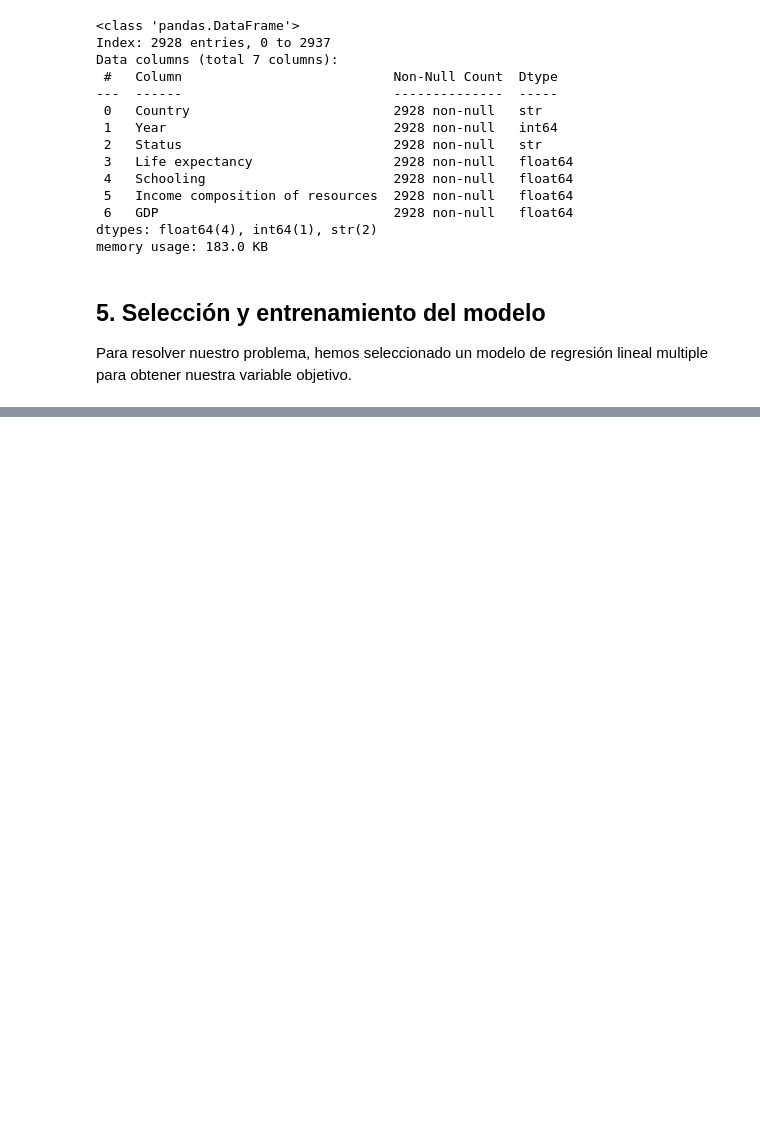
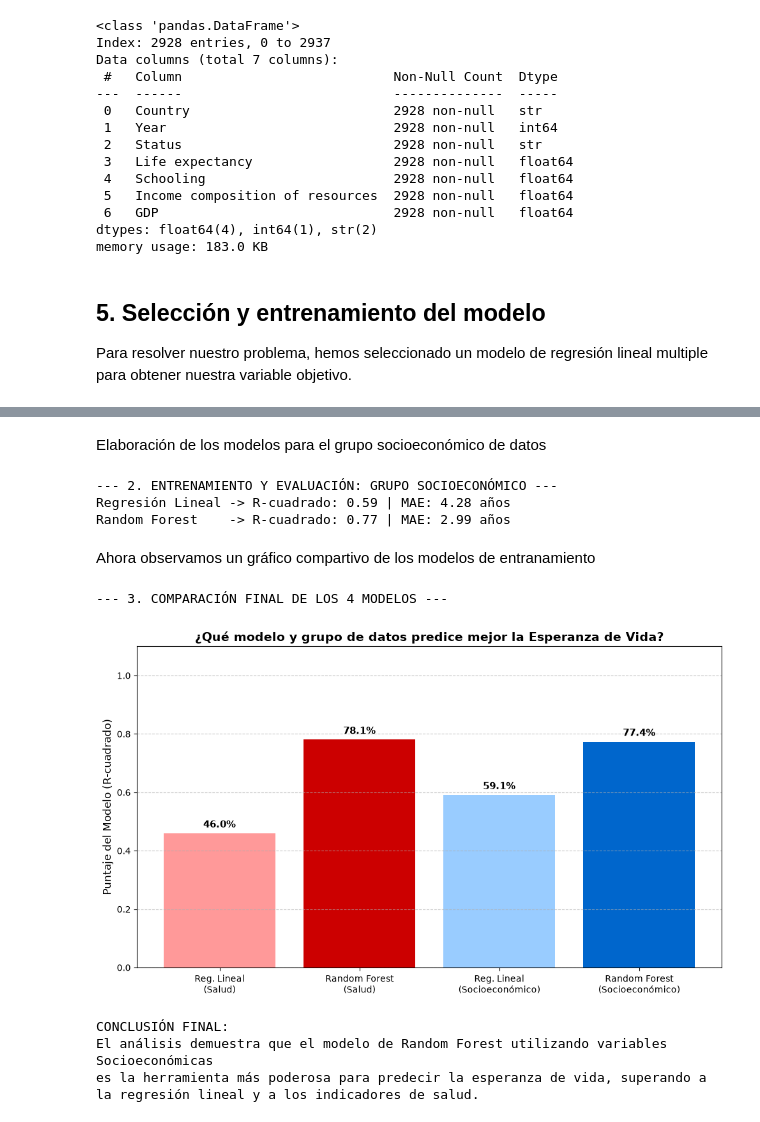
Before and after one commit to cburbano-usgp/grupo3_proyecto_aprendizaje_autom, a Jupyter notebook: Grupo3_proyecto.ipynb, the cells around one changed output, grey strips where cells are left out. Drawn from its saved outputs; the diff is of its cells as text; code cells hidden in the pictures; blank space fills up the shorter version.

Commit message:
Modelos de entrenamiento version 3

```diff
--- a/Grupo3_proyecto.ipynb
+++ b/Grupo3_proyecto.ipynb
@@ -354,0 +300,74 @@ Margen de error promedio (MAE): 5.47 años
+# %% [markdown]
+Elaboración de los modelos para el grupo socioeconómico de datos
+# %%
+print("--- 2. ENTRENAMIENTO Y EVALUACIÓN: GRUPO SOCIOECONÓMICO ---")
+
+# 1. PREPARACIÓN DE DATOS
+X_eco = df_grupo_socioeconomico_imputer.drop(columns=columnas_a_quitar)
+y_eco = df_grupo_socioeconomico_imputer['Life expectancy']
+
+X_train_e, X_test_e, y_train_e, y_test_e = train_test_split(X_eco, y_eco, test_size=0.20, random_state=42)
+
+# 2. MODELO C: REGRESIÓN LINEAL (Socioeconómico)
+modelo_lin_eco = LinearRegression()
+modelo_lin_eco.fit(X_train_e, y_train_e)
+predicciones_lin_eco = modelo_lin_eco.predict(X_test_e)
+r2_lin_eco = r2_score(y_test_e, predicciones_lin_eco)
+mae_lin_eco = mean_absolute_error(y_test_e, predicciones_lin_eco)
+
+# 3. MODELO D: RANDOM FOREST (Socioeconómico)
+modelo_rf_eco = RandomForestRegressor(n_estimators=100, random_state=42)
+modelo_rf_eco.fit(X_train_e, y_train_e)
+predicciones_rf_eco = modelo_rf_eco.predict(X_test_e)
+r2_rf_eco = r2_score(y_test_e, predicciones_rf_eco)
+mae_rf_eco = mean_absolute_error(y_test_e, predicciones_rf_eco)
+
+print(f"Regresión Lineal -> R-cuadrado: {r2_lin_eco:.2f} | MAE: {mae_lin_eco:.2f} años")
+print(f"Random Forest    -> R-cuadrado: {r2_rf_eco:.2f} | MAE: {mae_rf_eco:.2f} años")
+# %% [output]
+--- 2. ENTRENAMIENTO Y EVALUACIÓN: GRUPO SOCIOECONÓMICO ---
+Regresión Lineal -> R-cuadrado: 0.59 | MAE: 4.28 años
+Random Forest    -> R-cuadrado: 0.77 | MAE: 2.99 años
+# %% [markdown]
+Ahora observamos un gráfico compartivo de los modelos de entranamiento
+# %%
+import matplotlib.pyplot as plt
+
+print("--- 3. COMPARACIÓN FINAL DE LOS 4 MODELOS ---")
+
+# Preparamos los datos para el gráfico
+nombres = [
+    'Reg. Lineal\n(Salud)',
+    'Random Forest\n(Salud)',
+    'Reg. Lineal\n(Socioeconómico)',
+    'Random Forest\n(Socioeconómico)'
+]
+puntajes = [r2_lin_salud, r2_rf_salud, r2_lin_eco, r2_rf_eco]
+
+# Definimos colores: rojos para salud, azules para economía
+colores = ['#ff9999', '#cc0000', '#99ccff', '#0066cc']
+
+plt.figure(figsize=(10, 6))
+barras = plt.bar(nombres, puntajes, color=colores)
+
+# Añadimos los porcentajes encima de las barras
+for barra in barras:
+    yval = barra.get_height()
+    plt.text(barra.get_x() + barra.get_width()/2, yval + 0.02, f"{yval*100:.1f}%", ha='center', fontsize=11, fontweight='bold')
+
+plt.ylim(0, 1.1)
+plt.ylabel('Puntaje del Modelo (R-cuadrado)', fontsize=12)
+plt.title('¿Qué modelo y grupo de datos predice mejor la Esperanza de Vida?', fontsize=14, fontweight='bold')
+plt.grid(axis='y', linestyle='--', alpha=0.7)
+plt.tight_layout()
+plt.show()
+
+print("\nCONCLUSIÓN FINAL:")
+print("El análisis demuestra que el modelo de Random Forest utilizando variables Socioeconómicas")
+print("es la herramienta más poderosa para predecir la esperanza de vida, superando a la regresión lineal y a los indicadores de salud.")
+# %% [output]
+--- 3. COMPARACIÓN FINAL DE LOS 4 MODELOS ---
+[figure, added]
+CONCLUSIÓN FINAL:
+El análisis demuestra que el modelo de Random Forest utilizando variables Socioeconómicas
+es la herramienta más poderosa para predecir la esperanza de vida, superando a la regresión lineal y a los indicadores de salud.
```
Also changed, not shown: parts of 4 cells of this notebook.
